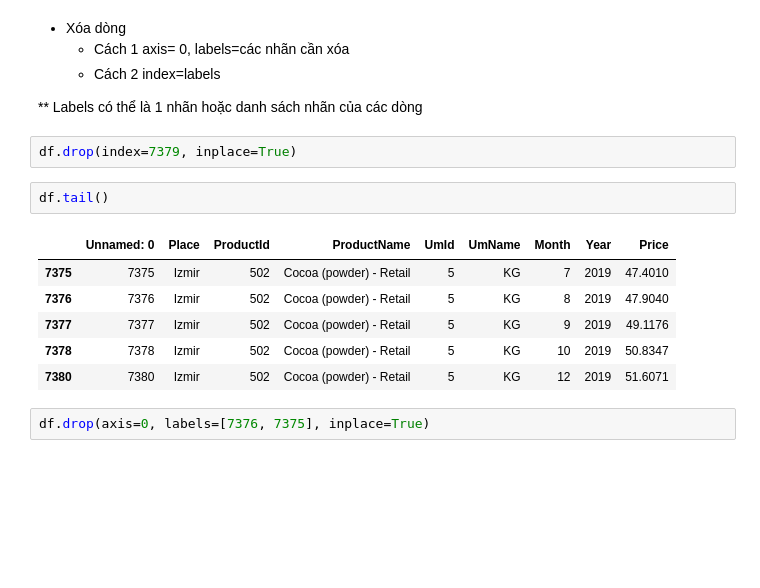
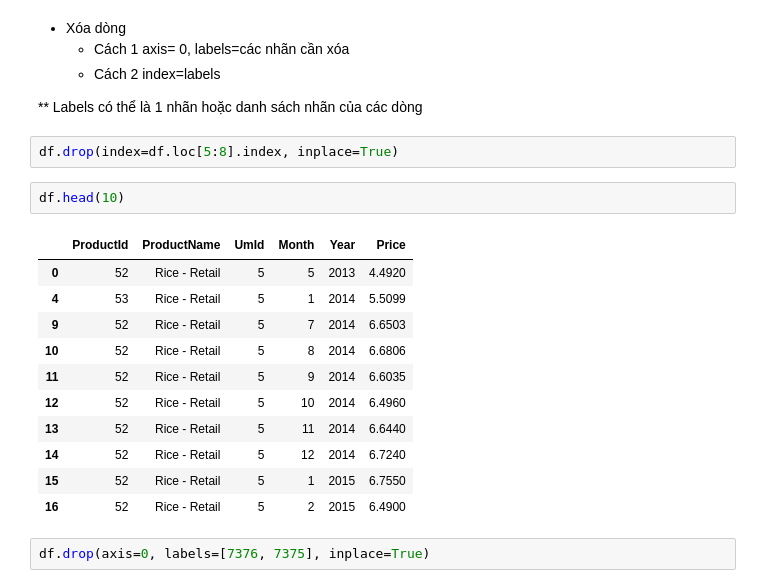
Before and after one commit to hainmit09/DataAnalysis, a Jupyter notebook: Bài_2_Pandas_2.ipynb, the cells around one changed output. Cells and saved outputs as stored; diff of their text form; blank space fills up the shorter version.

```diff
--- a/Bài_2_Pandas_2.ipynb
+++ b/Bài_2_Pandas_2.ipynb
@@ -268,16 +268,21 @@ DataFrame.drop(self, labels=None, axis=0, index=None, columns=None, level=None,
 
 ** Labels có thể là 1 nhãn hoặc danh sách nhãn của các dòng
 # %%
-df.drop(index=7379, inplace=True)
+df.drop(index=df.loc[5:8].index, inplace=True)
-# %%
-df.tail()
-# %% [output]
-|  | Unnamed: 0 | Place | ProductId | ProductName | UmId | UmName | Month | Year | Price |
-| 7375 | 7375 | Izmir | 502 | Cocoa (powder) - Retail | 5 | KG | 7 | 2019 | 47.4010 |
-| 7376 | 7376 | Izmir | 502 | Cocoa (powder) - Retail | 5 | KG | 8 | 2019 | 47.9040 |
-| 7377 | 7377 | Izmir | 502 | Cocoa (powder) - Retail | 5 | KG | 9 | 2019 | 49.1176 |
-| 7378 | 7378 | Izmir | 502 | Cocoa (powder) - Retail | 5 | KG | 10 | 2019 | 50.8347 |
-| 7380 | 7380 | Izmir | 502 | Cocoa (powder) - Retail | 5 | KG | 12 | 2019 | 51.6071 |
+# %%
+df.head(10)
+# %% [output]
+|  | ProductId | ProductName | UmId | Month | Year | Price |
+| 0 | 52 | Rice - Retail | 5 | 5 | 2013 | 4.4920 |
+| 4 | 53 | Rice - Retail | 5 | 1 | 2014 | 5.5099 |
+| 9 | 52 | Rice - Retail | 5 | 7 | 2014 | 6.6503 |
+| 10 | 52 | Rice - Retail | 5 | 8 | 2014 | 6.6806 |
+| 11 | 52 | Rice - Retail | 5 | 9 | 2014 | 6.6035 |
+| 12 | 52 | Rice - Retail | 5 | 10 | 2014 | 6.4960 |
+| 13 | 52 | Rice - Retail | 5 | 11 | 2014 | 6.6440 |
+| 14 | 52 | Rice - Retail | 5 | 12 | 2014 | 6.7240 |
+| 15 | 52 | Rice - Retail | 5 | 1 | 2015 | 6.7550 |
+| 16 | 52 | Rice - Retail | 5 | 2 | 2015 | 6.4900 |
 # %%
 df.drop(axis=0, labels=[7376, 7375], inplace=True)
 # %%
```
Also changed, not shown: parts of 8 cells of this notebook.
